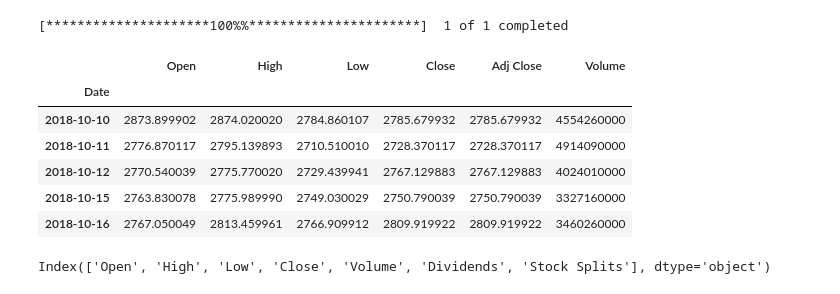
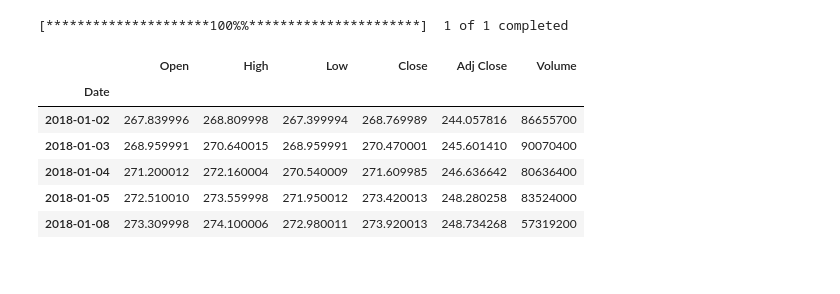
Before and after one commit to shubhamsati97/FinancialImplicationsOfCrimeInUSA, a Jupyter notebook: data/finance/fetch_stock_index_data.ipynb, the cells around one changed output. Cells and saved outputs as stored; diff of their text form; code cells hidden in the pictures.

Commit message:
Add ticker for three sectors and add normalized yearly data

```diff
--- a/data/finance/fetch_stock_index_data.ipynb
+++ b/data/finance/fetch_stock_index_data.ipynb
@@ -5,22 +40,15 @@ import matplotlib.pyplot as plt
 # %%
-ticker = '^GSPC'
-start_date = datetime(2018, 10, 10)
+ticker = "SPY"
+start_date = datetime(2018, 1, 1)
 end_date = datetime.now()
+data = yf.download(ticker,start=start_date, end=end_date)
+data.head()
+# %% [output]
+[*********************100%%**********************]  1 of 1 completed
+|  | Open | High | Low | Close | Adj Close | Volume |
+| Date |  |  |  |  |  |  |
+| 2018-01-02 | 267.839996 | 268.809998 | 267.399994 | 268.769989 | 244.057816 | 86655700 |
+| 2018-01-03 | 268.959991 | 270.640015 | 268.959991 | 270.470001 | 245.601410 | 90070400 |
+| 2018-01-04 | 271.200012 | 272.160004 | 270.540009 | 271.609985 | 246.636642 | 80636400 |
+| 2018-01-05 | 272.510010 | 273.559998 | 271.950012 | 273.420013 | 248.280258 | 83524000 |
+| 2018-01-08 | 273.309998 | 274.100006 | 272.980011 | 273.920013 | 248.734268 | 57319200 |
-# %%
-data = yf.download(ticker,start=start_date, end=end_date)
-# %% [output]
-[*********************100%%**********************]  1 of 1 completed
-# %%
-data.head()
-# %% [output]
-|  | Open | High | Low | Close | Adj Close | Volume |
-| Date |  |  |  |  |  |  |
-| 2018-10-10 | 2873.899902 | 2874.020020 | 2784.860107 | 2785.679932 | 2785.679932 | 4554260000 |
-| 2018-10-11 | 2776.870117 | 2795.139893 | 2710.510010 | 2728.370117 | 2728.370117 | 4914090000 |
-| 2018-10-12 | 2770.540039 | 2775.770020 | 2729.439941 | 2767.129883 | 2767.129883 | 4024010000 |
-| 2018-10-15 | 2763.830078 | 2775.989990 | 2749.030029 | 2750.790039 | 2750.790039 | 3327160000 |
-| 2018-10-16 | 2767.050049 | 2813.459961 | 2766.909912 | 2809.919922 | 2809.919922 | 3460260000 |
-# %%
-data.columns
-# %% [output]
-Index(['Open', 'High', 'Low', 'Close', 'Volume', 'Dividends', 'Stock Splits'], dtype='object')
```
Also changed, not shown: parts of 6 cells of this notebook.
